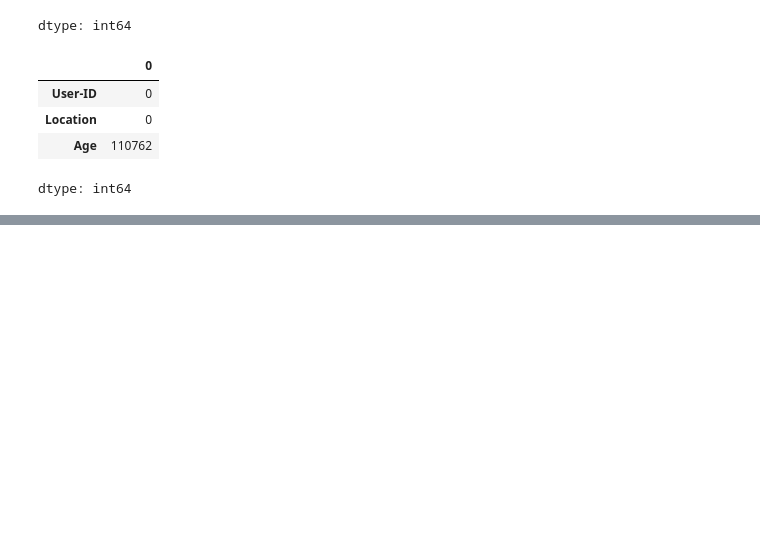
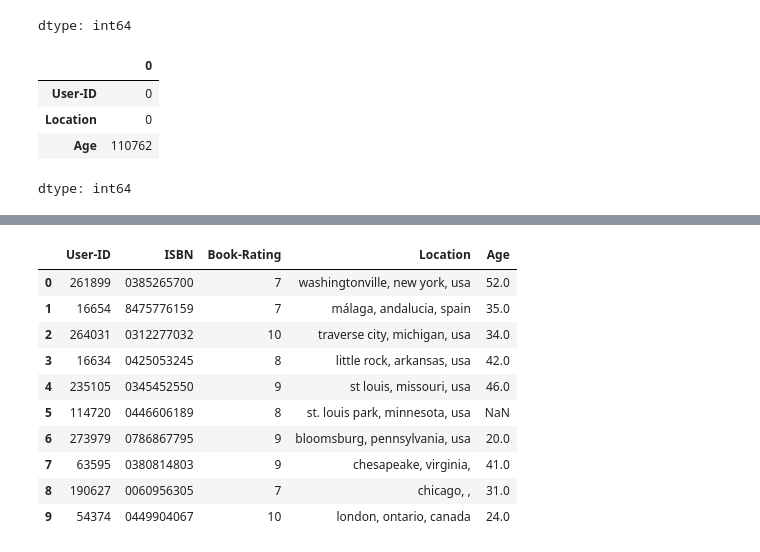
Before and after one commit to InvincibleCookie/Recommendation-system, a Jupyter notebook: models/BookRecommendationModel.ipynb, the cells around one changed output, grey strips where cells are left out. Cells and saved outputs as stored; diff of their text form; code cells hidden in the pictures; blank space fills up the shorter version.

```diff
--- a/models/BookRecommendationModel.ipynb
+++ b/models/BookRecommendationModel.ipynb
@@ -84,0 +102,14 @@ user_rating_df = ratings_df.merge(user_df, left_on = 'User-ID', right_on = 'User
+# %%
+user_rating_df.head(10)
+# %% [output]
+|  | User-ID | ISBN | Book-Rating | Location | Age |
+| 0 | 261899 | 0385265700 | 7 | washingtonville, new york, usa | 52.0 |
+| 1 | 16654 | 8475776159 | 7 | málaga, andalucia, spain | 35.0 |
+| 2 | 264031 | 0312277032 | 10 | traverse city, michigan, usa | 34.0 |
+| 3 | 16634 | 0425053245 | 8 | little rock, arkansas, usa | 42.0 |
+| 4 | 235105 | 0345452550 | 9 | st louis, missouri, usa | 46.0 |
+| 5 | 114720 | 0446606189 | 8 | st. louis park, minnesota, usa | NaN |
+| 6 | 273979 | 0786867795 | 9 | bloomsburg, pennsylvania, usa | 20.0 |
+| 7 | 63595 | 0380814803 | 9 | chesapeake, virginia, | 41.0 |
+| 8 | 190627 | 0060956305 | 7 | chicago, , | 31.0 |
+| 9 | 54374 | 0449904067 | 10 | london, ontario, canada | 24.0 |
```
Also changed, not shown: parts of 15 cells of this notebook.
